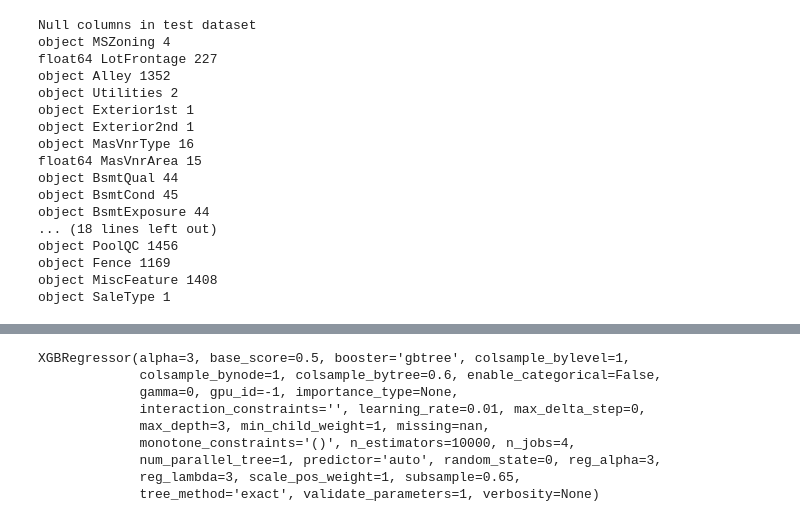
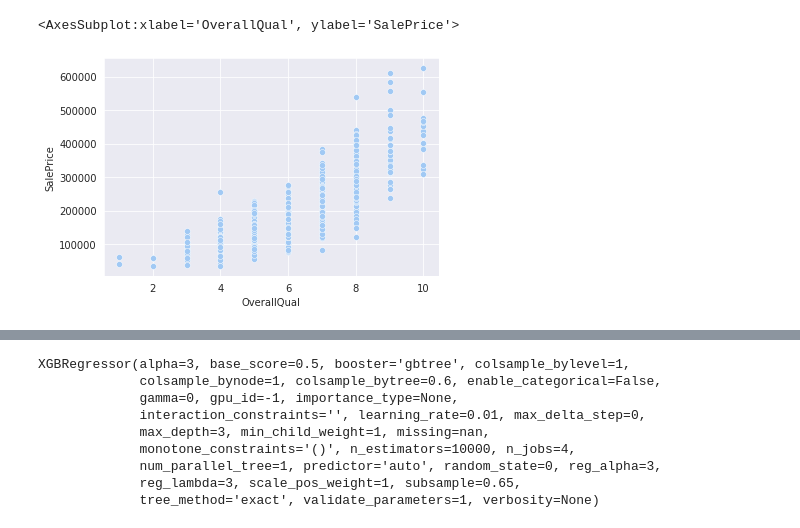
Before and after one commit to yenwee/housing_price_prediction, a Jupyter notebook: Housing Price Prediction.ipynb, the cells around one changed output, grey strips where cells are left out. Saved outputs shown, nothing was run; the diff lists cells and outputs as text; code cells hidden in the pictures.

```diff
--- a/Housing Price Prediction.ipynb
+++ b/Housing Price Prediction.ipynb
@@ -1,18 +1,20 @@
 # %%
+import warnings
+warnings.filterwarnings("ignore")
 import pandas as pd
 import numpy as np
-from sklearn.preprocessing import OrdinalEncoder, OneHotEncoder, MinMaxScaler
+from sklearn.preprocessing import OrdinalEncoder, OneHotEncoder, RobustScaler
 from sklearn.model_selection import train_test_split, GridSearchCV
-from sklearn.pipeline import make_pipeline
 from sklearn.metrics import mean_squared_error, make_scorer
 from sklearn.ensemble import RandomForestRegressor
-from sklearn.preprocessing import PolynomialFeatures
 from sklearn.linear_model import Lasso, Ridge, HuberRegressor, LinearRegression
 from sklearn.svm import SVR
 from xgboost import XGBRegressor
 import catboost as cb
 from mlxtend.regressor import StackingCVRegressor
 from lightgbm import LGBMRegressor
-from sklearn.preprocessing import PolynomialFeatures
-import warnings
-warnings.filterwarnings("ignore")
+from sklearn.decomposition import PCA
+import matplotlib.pyplot as plt
+from scipy.stats import skew, norm, probplot, kurtosis
+import seaborn as sns
+sns.set_style('darkgrid')
@@ -19,3 +25,4 @@ warnings.filterwarnings("ignore")
 # %%
 df = pd.read_csv('train.csv')
 test = pd.read_csv('test.csv')
+df = df[df.GrLivArea < 4000]
@@ -49,27 +29,8 @@ object MiscFeature 1406
-# %%
-print("Null columns in test dataset")
-for col in test.columns:
-    null = test[col].isnull().sum()
-    if null != 0:
-        print(test[col].dtypes, col, null)
-# %% [output]
-Null columns in test dataset
-object MSZoning 4
-float64 LotFrontage 227
-object Alley 1352
-object Utilities 2
-object Exterior1st 1
-object Exterior2nd 1
-object MasVnrType 16
-float64 MasVnrArea 15
-object BsmtQual 44
-object BsmtCond 45
-object BsmtExposure 44
-... (18 lines left out)
-object PoolQC 1456
-object Fence 1169
-object MiscFeature 1408
-object SaleType 1
+# %%
+sns.scatterplot(data=df,y="SalePrice",x="OverallQual")
+# %% [output]
+<AxesSubplot:xlabel='OverallQual', ylabel='SalePrice'>
+[figure, added]
 # %%
 y = df['SalePrice']
 df = df.drop(['SalePrice'],axis=1)
```
Also changed, not shown: parts of 88 cells of this notebook.
